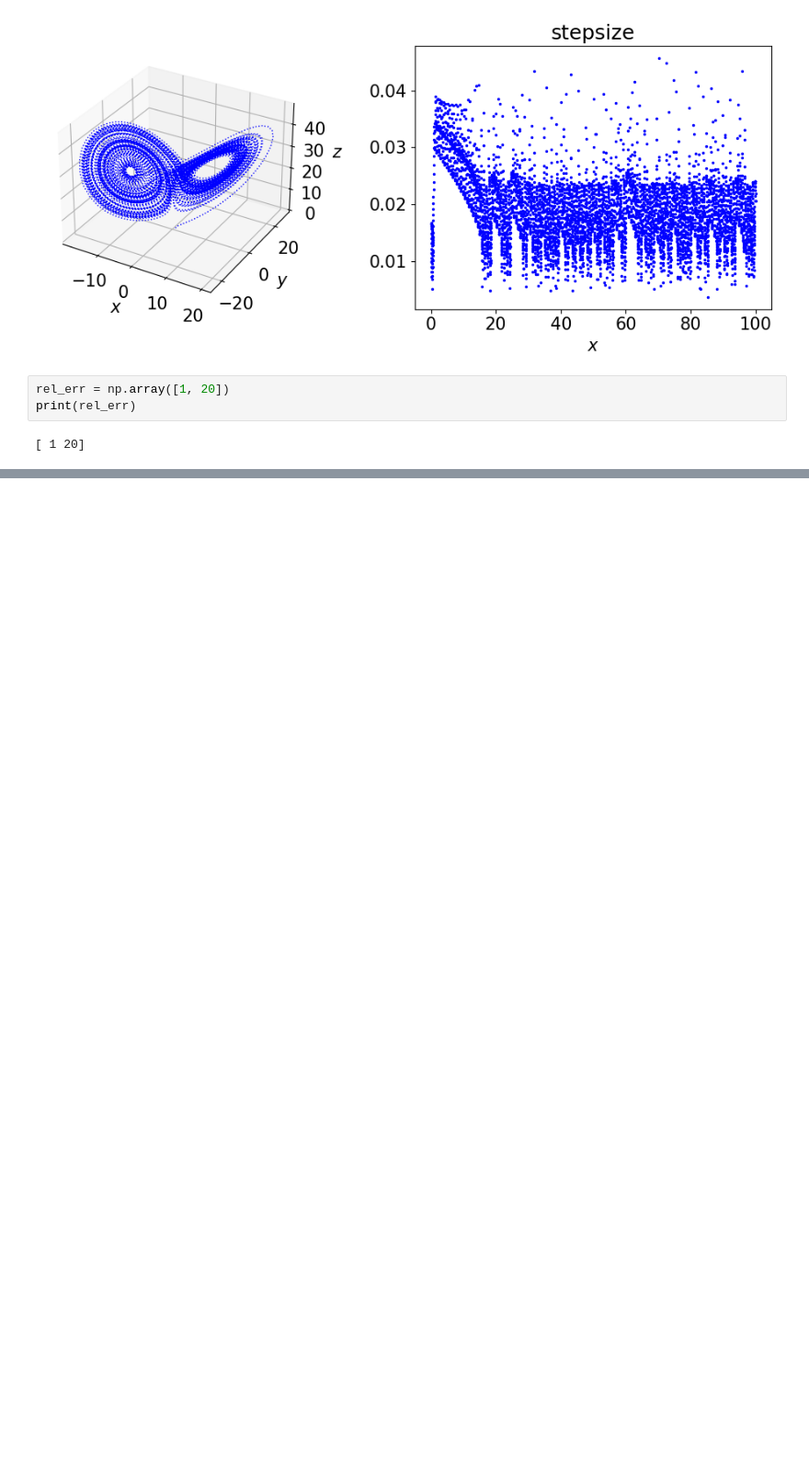
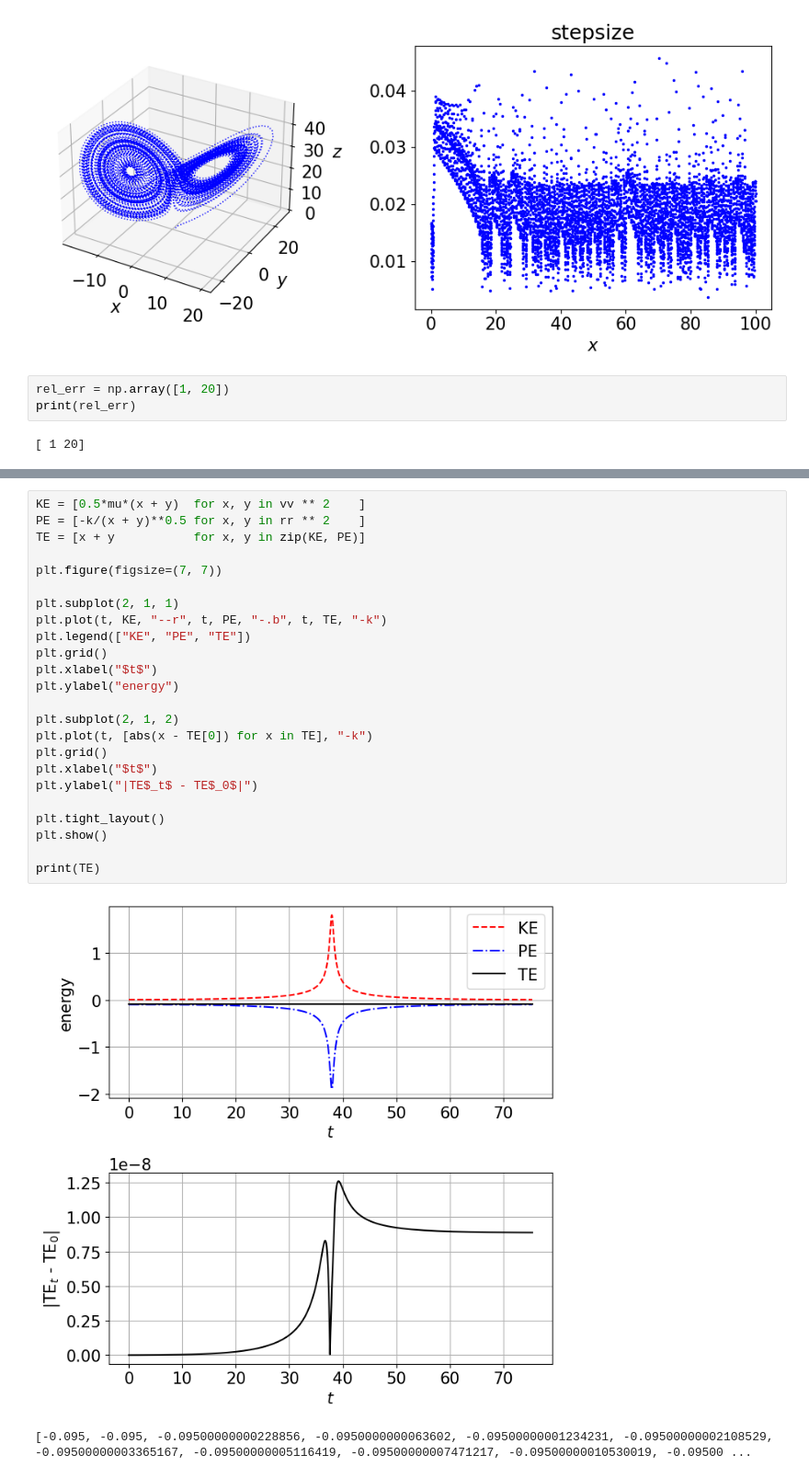
Before and after one commit to La-Folia/Numerical-Analysis, a Jupyter notebook: Integration_of_ODEs/Adaptive_Stepsize_Control.ipynb, the cells around one changed output, grey strips where cells are left out. Shown at 92% size. Drawn from its saved outputs; the diff is of its cells as text; blank space fills up the shorter version.

```diff
--- a/Integration_of_ODEs/Adaptive_Stepsize_Control.ipynb
+++ b/Integration_of_ODEs/Adaptive_Stepsize_Control.ipynb
@@ -174,0 +290,27 @@ if type(rel_err) is not float:
+# %%
+KE = [0.5*mu*(x + y)  for x, y in vv ** 2    ]
+PE = [-k/(x + y)**0.5 for x, y in rr ** 2    ]
+TE = [x + y           for x, y in zip(KE, PE)]
+
+plt.figure(figsize=(7, 7))
+
+plt.subplot(2, 1, 1)
+plt.plot(t, KE, "--r", t, PE, "-.b", t, TE, "-k")
+plt.legend(["KE", "PE", "TE"])
+plt.grid()
+plt.xlabel("$t$")
+plt.ylabel("energy")
+
+plt.subplot(2, 1, 2)
+plt.plot(t, [abs(x - TE[0]) for x in TE], "-k")
+plt.grid()
+plt.xlabel("$t$")
+plt.ylabel("|TE$_t$ - TE$_0$|")
+
+plt.tight_layout()
+plt.show()
+
+print(TE)
+# %% [output]
+[figure, added]
+[-0.095, -0.095, -0.09500000000228856, -0.0950000000063602, -0.09500000001234231, -0.09500000002108529, -0.09500000003365167, -0.09500000005116419, -0.09500000007471217, -0.09500000010530019, -0.09500 ...
```
Also changed, not shown: parts of 6 cells of this notebook, 1 other file.
